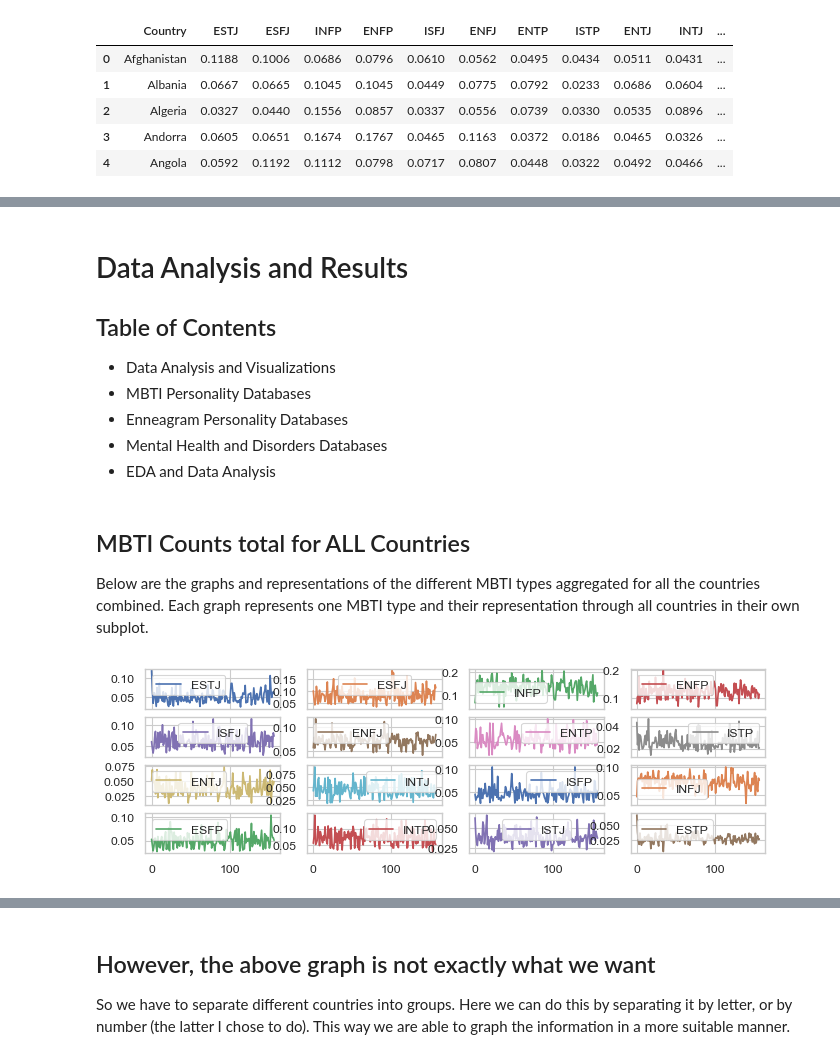
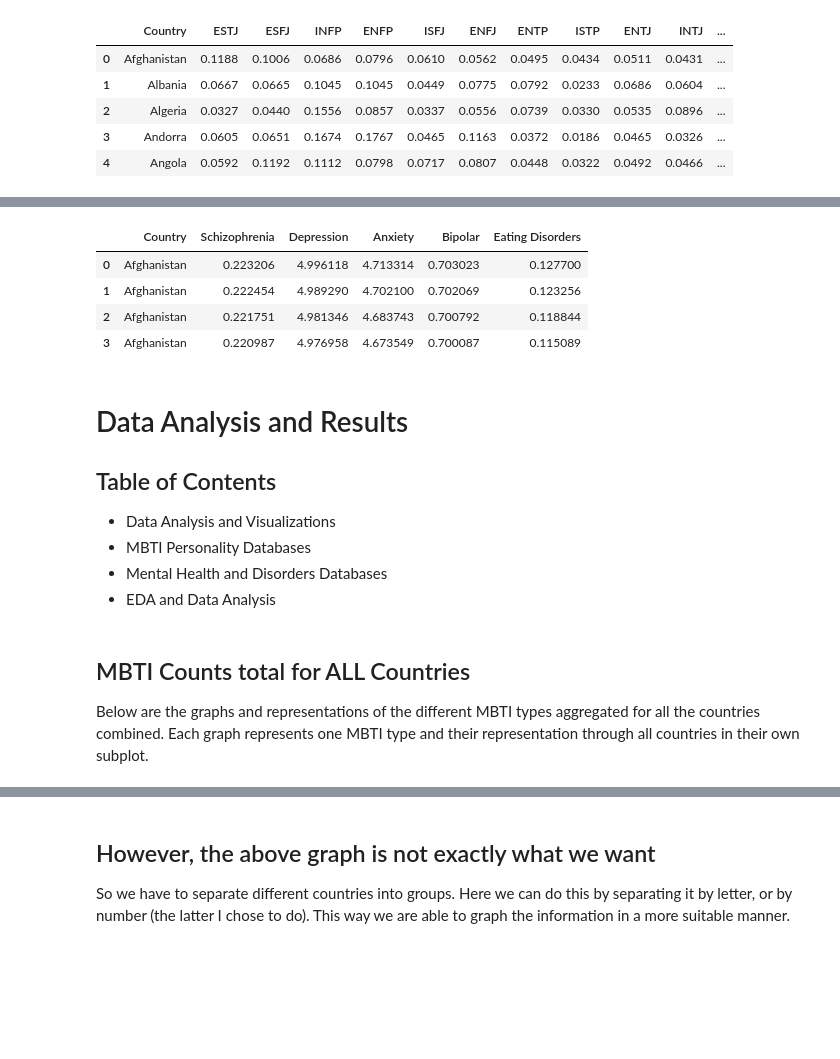
Before and after one commit to BellaIngenue/TypologyAndMentalHealth, a Jupyter notebook: SienaRivera-PersonalProject.ipynb, the cells around one changed output, grey strips where cells are left out. Drawn from its saved outputs; the diff is of its cells as text; code cells hidden in the pictures; blank space fills up the shorter version.

```diff
--- a/SienaRivera-PersonalProject.ipynb
+++ b/SienaRivera-PersonalProject.ipynb
@@ -153,42 +180,26 @@ mbti_country_total.head(5)
+# %%
+#rename all the columns
+#df_mental.rename({0: "Country", 1: "Schizophrenia", 2: "Depression", 3: "Anxiety", 4: "Bipolar", 5: "Eating Disorders"}, axis="columns")
+df_mental.columns=["Country", "Schizophrenia", "Depression", "Anxiety", "Bipolar", "Eating Disorders"]
+df_mental.head(4)
+# %% [output]
+|  | Country | Schizophrenia | Depression | Anxiety | Bipolar | Eating Disorders |
+| 0 | Afghanistan | 0.223206 | 4.996118 | 4.713314 | 0.703023 | 0.127700 |
+| 1 | Afghanistan | 0.222454 | 4.989290 | 4.702100 | 0.702069 | 0.123256 |
+| 2 | Afghanistan | 0.221751 | 4.981346 | 4.683743 | 0.700792 | 0.118844 |
+| 3 | Afghanistan | 0.220987 | 4.976958 | 4.673549 | 0.700087 | 0.115089 |
 # %% [markdown]
 # Data Analysis and Results
 
 ## Table of Contents
 - Data Analysis and Visualizations
  - MBTI Personality Databases
- - Enneagram Personality Databases
  - Mental Health and Disorders Databases
 - EDA and Data Analysis
 # %% [markdown]
 ## MBTI Counts total for ALL Countries
 
 Below are the graphs and representations of the different MBTI types aggregated for all the countries combined. Each graph represents one MBTI type and their representation through all countries in their own subplot.
-# %%
-#graphing total MBTI percentages
-mbti_total = mbti_country_total.drop(columns="Country", axis=1)
-#mbti_total = mbti_country_dropped.value_counts()
-#mbti_total = mbti_total.value_counts()
-plt.rcParams["figure.dpi"]=80
-sns.set(style="whitegrid", font_scale=2)
-sns.set(rc={'figure.figsize':(10,3)})
-
-sns.set(style="whitegrid")
-sns.color_palette('muted')
-#cols= list(mbti_total.columns[[0,15]])
-#ax = mbti_total.set_index((mbti_total.iloc[:, :], append=True)).plot(subplots=True, layout=(4,4))
-#ax = mbti_total.set_index(list(mbti_total.iloc[:, :15])).plot(subplots=True, layout=(4,4))
-ax = mbti_total.plot(subplots=True, layout=(4,4))
-#ax.text(x_label="Countries", y_label="Percentages", title="MBTI Types Percentages")
-#ax.set_ylabel("", fontsize = 15)
-#ax.set_xlabel("MBTI Types", fontsize=15)
-#ax.set_title("MBTI Percentages", fontsize=20)
-#ignorethis = ax.set_xticklabels(ax["MBTI Type"].unique().astype(str), rotation='vertical', fontsize=10)
-
-#ax.constrained_layout()
-
-#figure = ax.get_figure()
-# %% [output]
-[figure, removed]
 # %%
 #graphing total MBTI percentages
 mbti_total = mbti_country_total.drop(columns="Country", axis=1)
```
Also changed, not shown: parts of 12 cells of this notebook, 3 other files.
